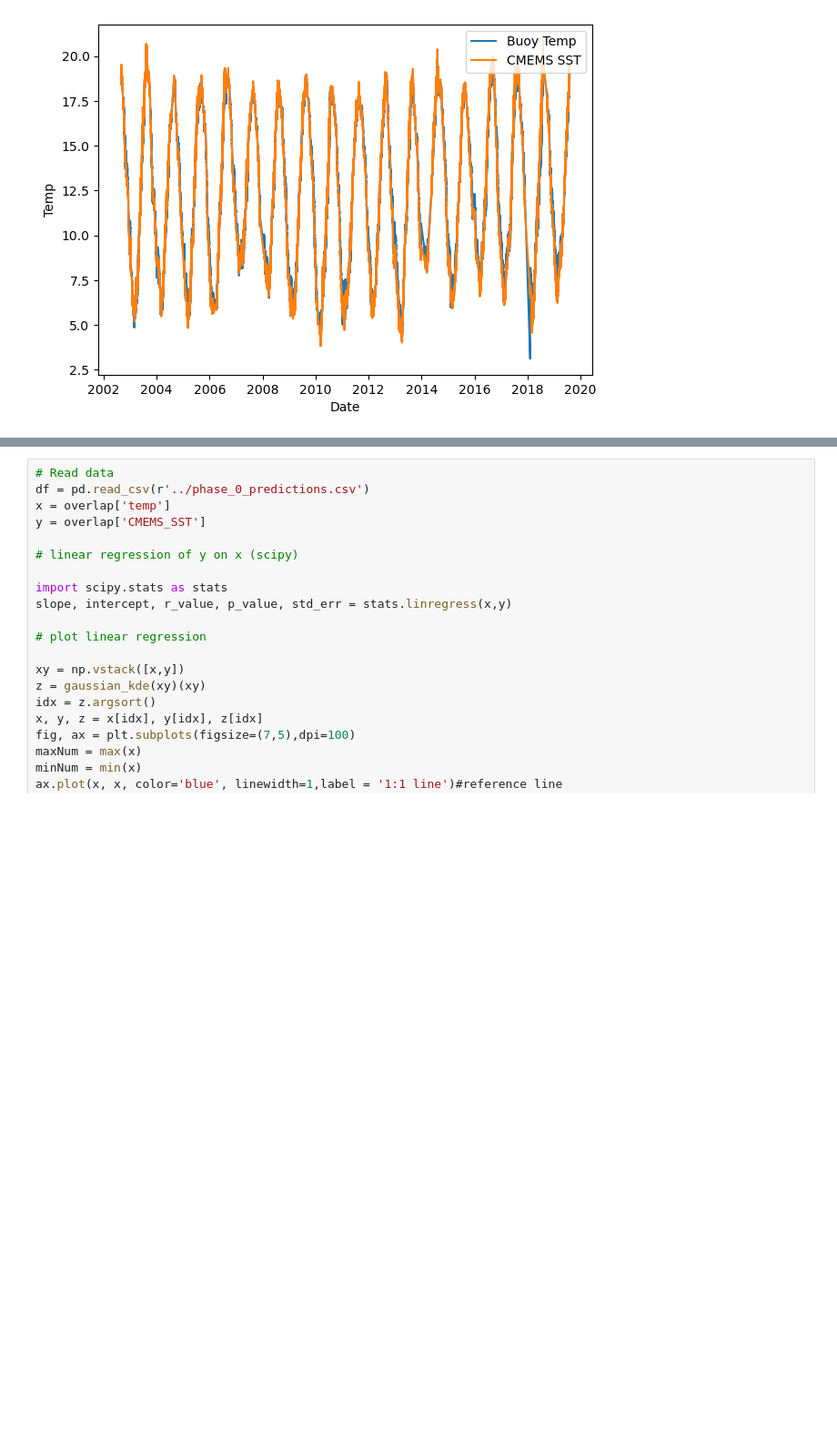
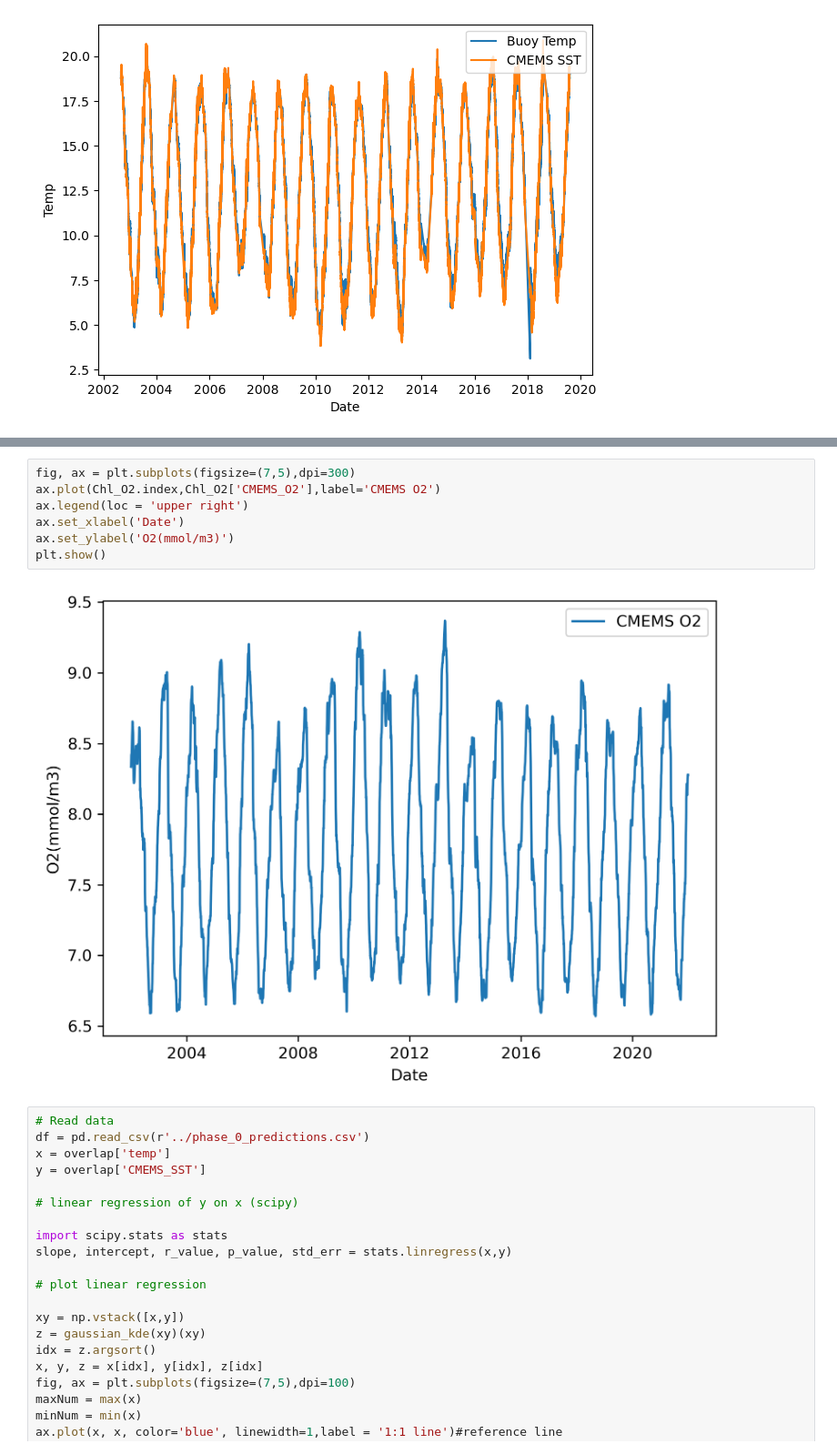
Before and after one commit to Reubenpt123/DAV, a Jupyter notebook: Scatter_plot.ipynb, the cells around one changed output, grey strips where cells are left out. Shown: that part at 91% size. Saved outputs shown, nothing was run; the diff lists cells and outputs as text; blank space fills up the shorter version.

```diff
--- a/Scatter_plot.ipynb
+++ b/Scatter_plot.ipynb
@@ -106,3 +128,12 @@ plt.show()
+# %%
+fig, ax = plt.subplots(figsize=(7,5),dpi=300)
+ax.plot(Chl_O2.index,Chl_O2['CMEMS_O2'],label='CMEMS O2')
+ax.legend(loc = 'upper right')
+ax.set_xlabel('Date')
+ax.set_ylabel('O2(mmol/m3)')
+plt.show()
+# %% [output]
+[figure, added]
 # %%
 # Read data
 df = pd.read_csv(r'../phase_0_predictions.csv')
```
Also changed, not shown: parts of 1 cell of this notebook, 1 other file.
